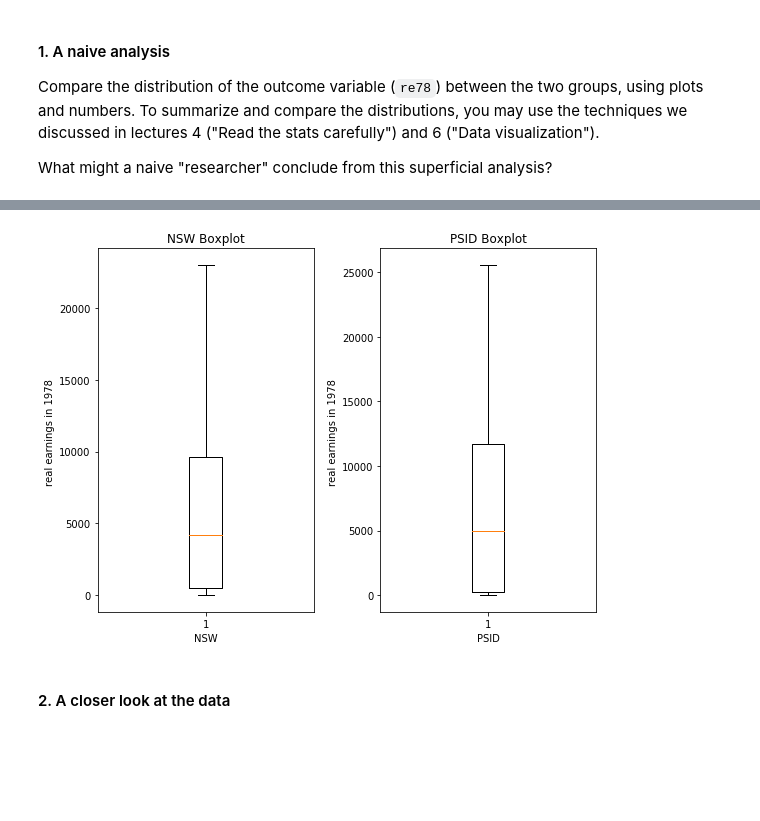
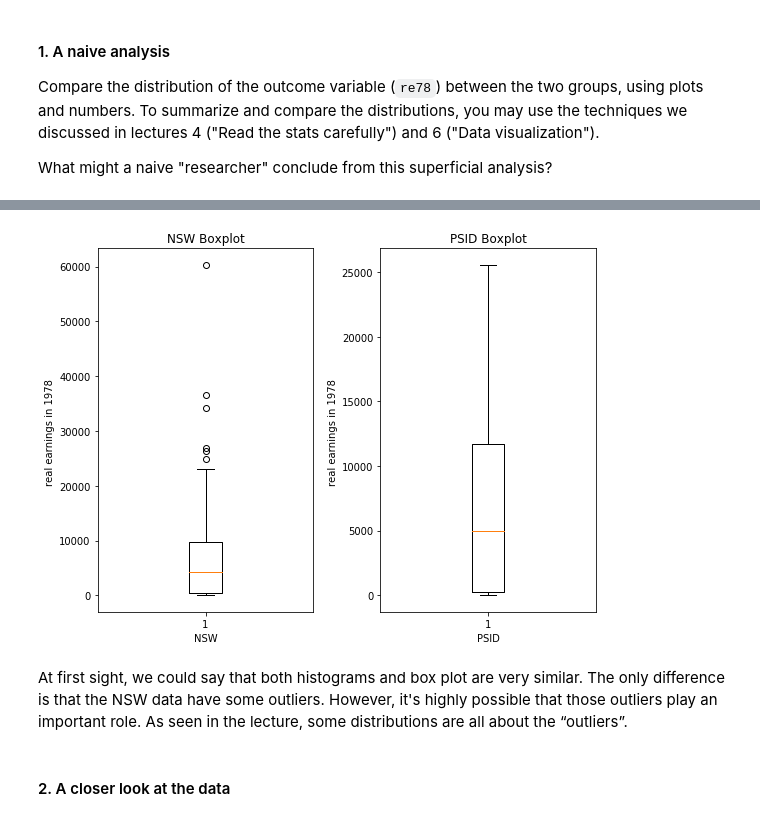
Before and after one commit to Babas10/ADA_JEX2017, a Jupyter notebook: HomeWork/04 - Applied ML/H4.ipynb, the cells around one changed output, grey strips where cells are left out. Cells and saved outputs as stored; diff of their text form; code cells hidden in the pictures; blank space fills up the shorter version.

```diff
--- a/HomeWork/04 - Applied ML/H4.ipynb
+++ b/HomeWork/04 - Applied ML/H4.ipynb
@@ -67,20 +82,20 @@ plt.show()
 # %%
 # multiple box plots on one figure
 plt.figure(figsize=(8, 6))
 plt.subplot(1, 2, 1)
-plt.boxplot(NSW.tolist(),0, '')
+plt.boxplot(NSW.tolist(),0)
 plt.title('NSW Boxplot')
 plt.ylabel('real earnings in 1978 ')
 plt.xlabel('NSW')
 
 plt.subplot(1, 2, 2)
-plt.boxplot(PSID.tolist(),0,'')
+plt.boxplot(PSID.tolist(),0)
 plt.title('PSID Boxplot')
 plt.ylabel('real earnings in 1978 ')
 plt.xlabel('PSID')
 
 
 plt.tight_layout()
 plt.show()
 # %% [output]
-[figure, old version]
+[figure, new version]
@@ -140,3 +102,5 @@ plt.show()
+# %% [markdown]
+At first sight, we could say that both histograms and  box plot are very similar. The only difference is that the NSW data have some outliers. However, it's highly possible that those outliers play an important role. As seen in the lecture, some distributions are all about the “outliers”.
 # %% [markdown]
 #### 2. A closer look at the data
 # %% [markdown]
```
Also changed, not shown: parts of 5 cells of this notebook.
